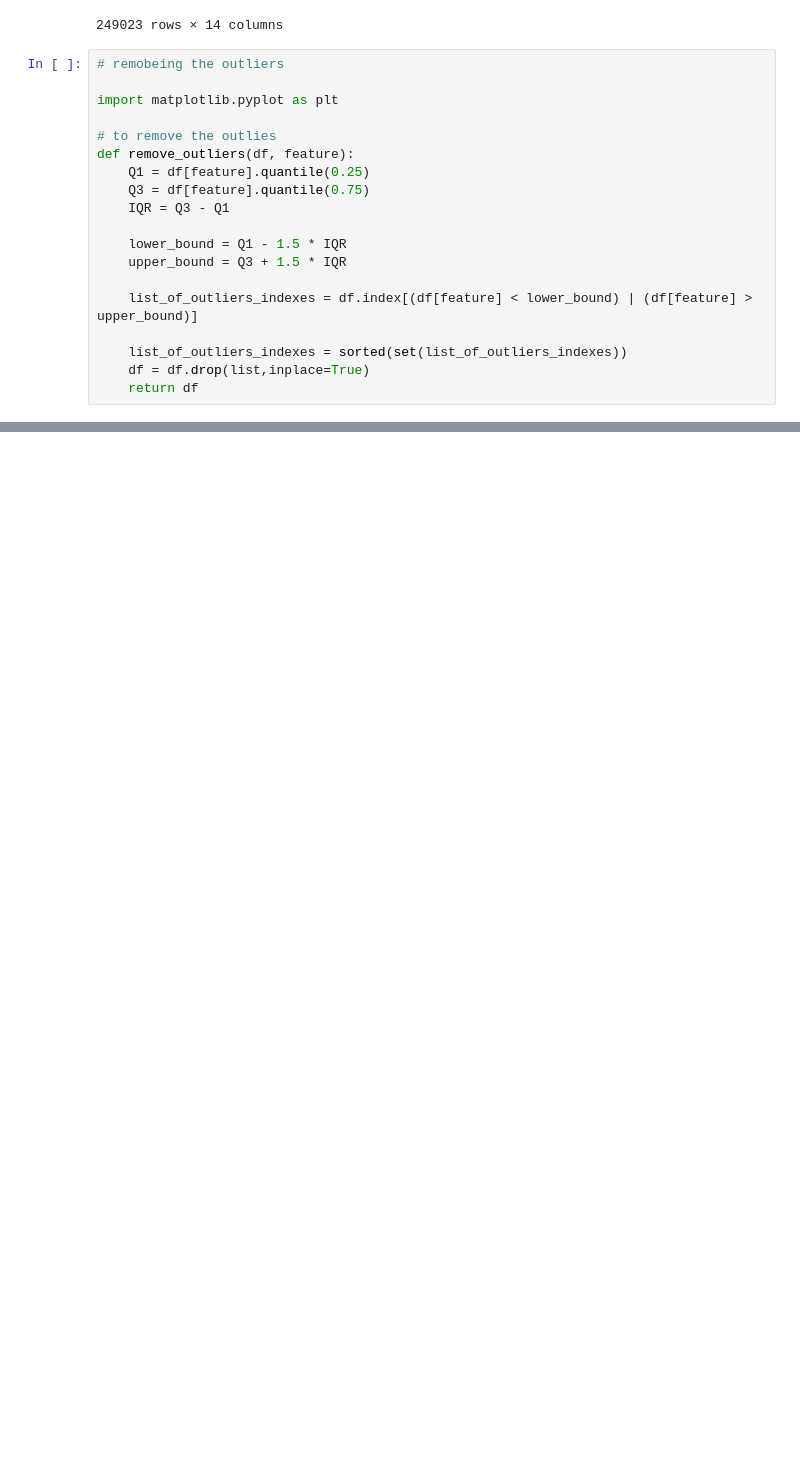
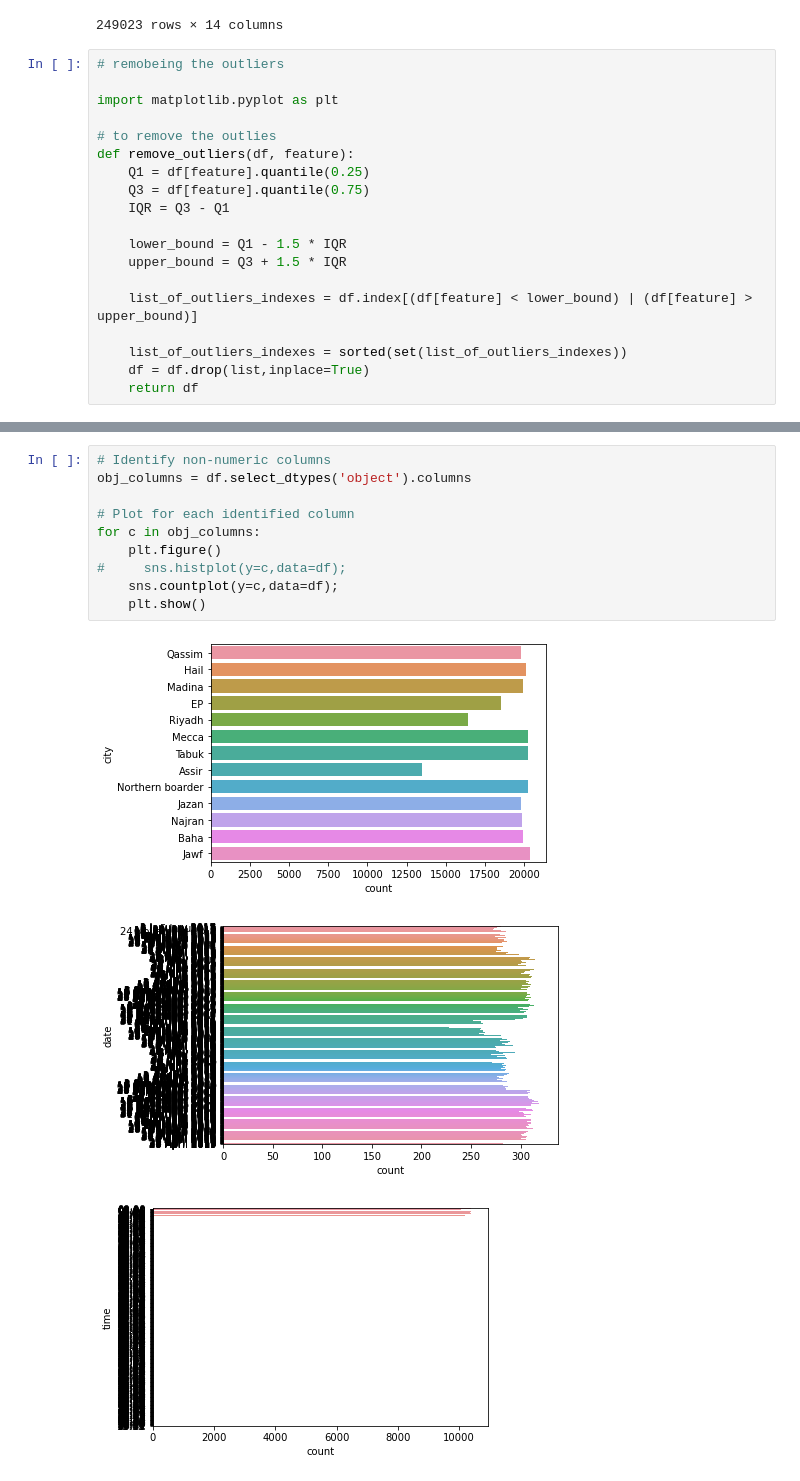
Before and after one commit to hassain-saeed28/ISE-291-Project-term-221, a Jupyter notebook: Project.ipynb, the cells around one changed output, grey strips where cells are left out. Cells and saved outputs as stored; diff of their text form; blank space fills up the shorter version.

```diff
--- a/Project.ipynb
+++ b/Project.ipynb
@@ -152,0 +209,14 @@ def remove_outliers(df, feature):
+# %%
+# Identify non-numeric columns
+obj_columns = df.select_dtypes('object').columns
+
+# Plot for each identified column
+for c in obj_columns:
+    plt.figure()
+#     sns.histplot(y=c,data=df);
+    sns.countplot(y=c,data=df);
+    plt.show()
+# %% [output]
+[figure, added]
+[figure, added]
+[figure, added]
```
Also changed, not shown: parts of 5 cells of this notebook.
